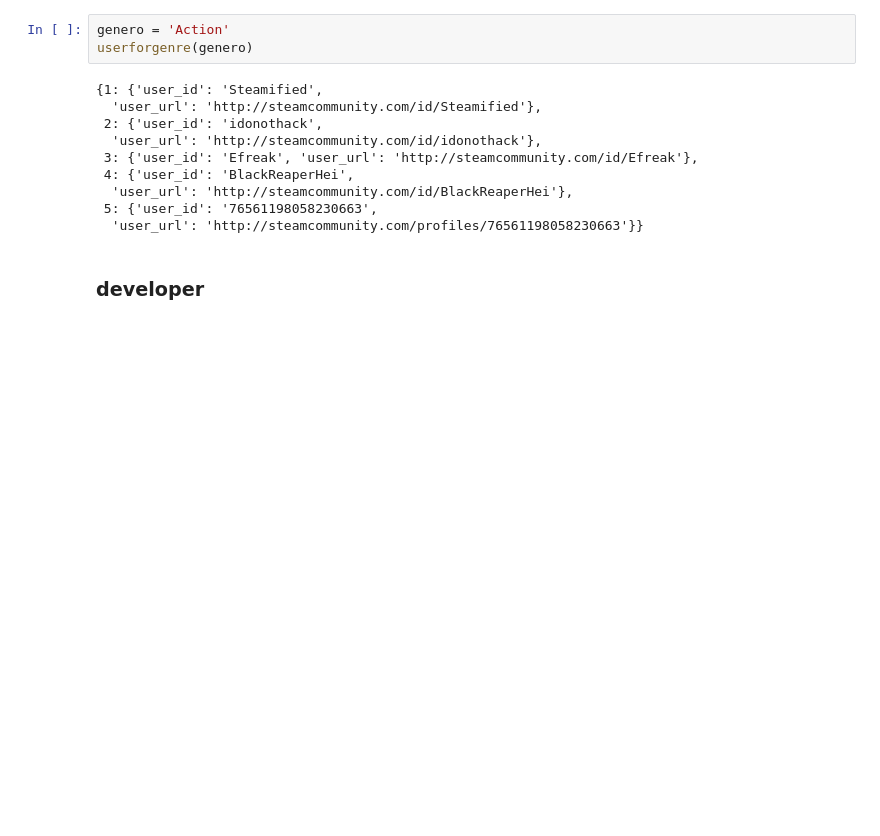
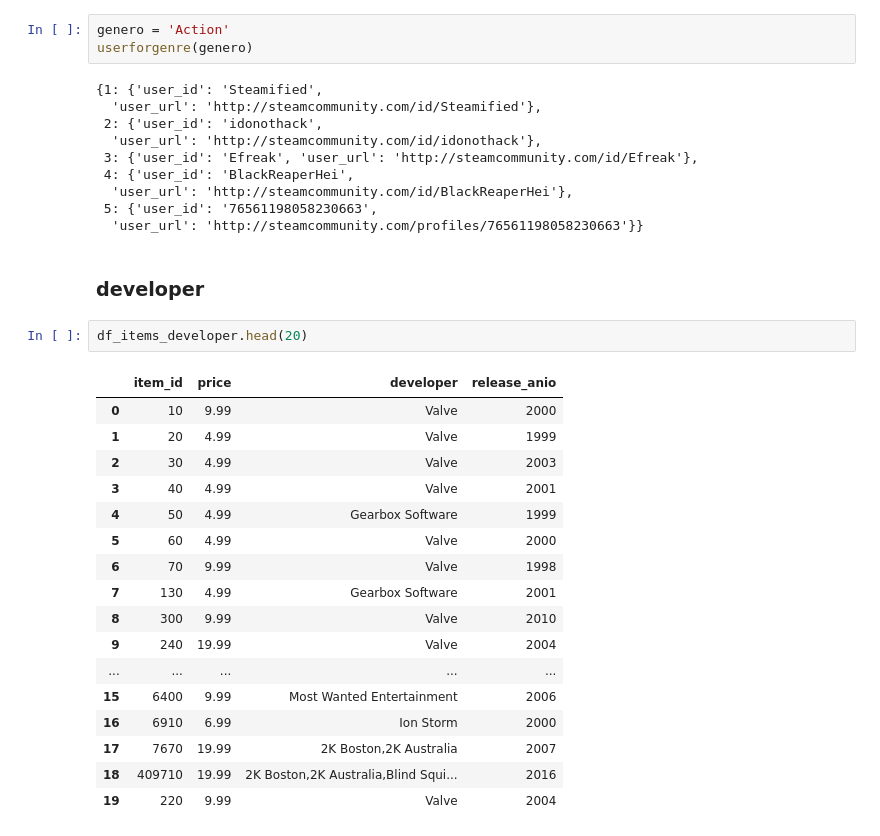
Before and after one commit to IngCarlaPezzone/PI1_MLOps_videojuegos, a Jupyter notebook: 02_funcionesAPI.ipynb, the cells around one changed output. Cells and saved outputs as stored; diff of their text form; blank space fills up the shorter version.

```diff
--- a/02_funcionesAPI.ipynb
+++ b/02_funcionesAPI.ipynb
@@ -158,3 +143,23 @@ userforgenre(genero)
   'user_url': 'http://steamcommunity.com/profiles/76561198058230663'}}
 # %% [markdown]
 ### developer
+# %%
+df_items_developer.head(20)
+# %% [output]
+|  | item_id | price | developer | release_anio |
+| 0 | 10 | 9.99 | Valve | 2000 |
+| 1 | 20 | 4.99 | Valve | 1999 |
+| 2 | 30 | 4.99 | Valve | 2003 |
+| 3 | 40 | 4.99 | Valve | 2001 |
+| 4 | 50 | 4.99 | Gearbox Software | 1999 |
+| 5 | 60 | 4.99 | Valve | 2000 |
+| 6 | 70 | 9.99 | Valve | 1998 |
+| 7 | 130 | 4.99 | Gearbox Software | 2001 |
+| 8 | 300 | 9.99 | Valve | 2010 |
+| 9 | 240 | 19.99 | Valve | 2004 |
+| ... | ... | ... | ... | ... |
+| 15 | 6400 | 9.99 | Most Wanted Entertainment | 2006 |
+| 16 | 6910 | 6.99 | Ion Storm | 2000 |
+| 17 | 7670 | 19.99 | 2K Boston,2K Australia | 2007 |
+| 18 | 409710 | 19.99 | 2K Boston,2K Australia,Blind Squi... | 2016 |
+| 19 | 220 | 9.99 | Valve | 2004 |
```
Also changed, not shown: parts of 13 cells of this notebook, 4 other files.
